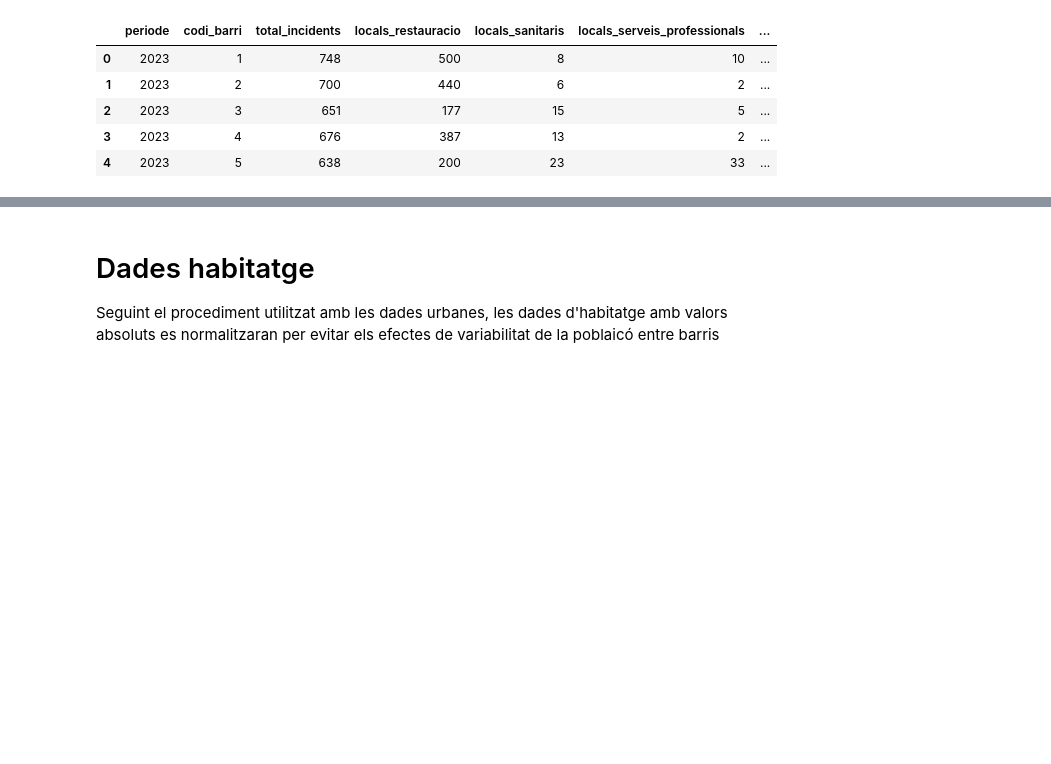
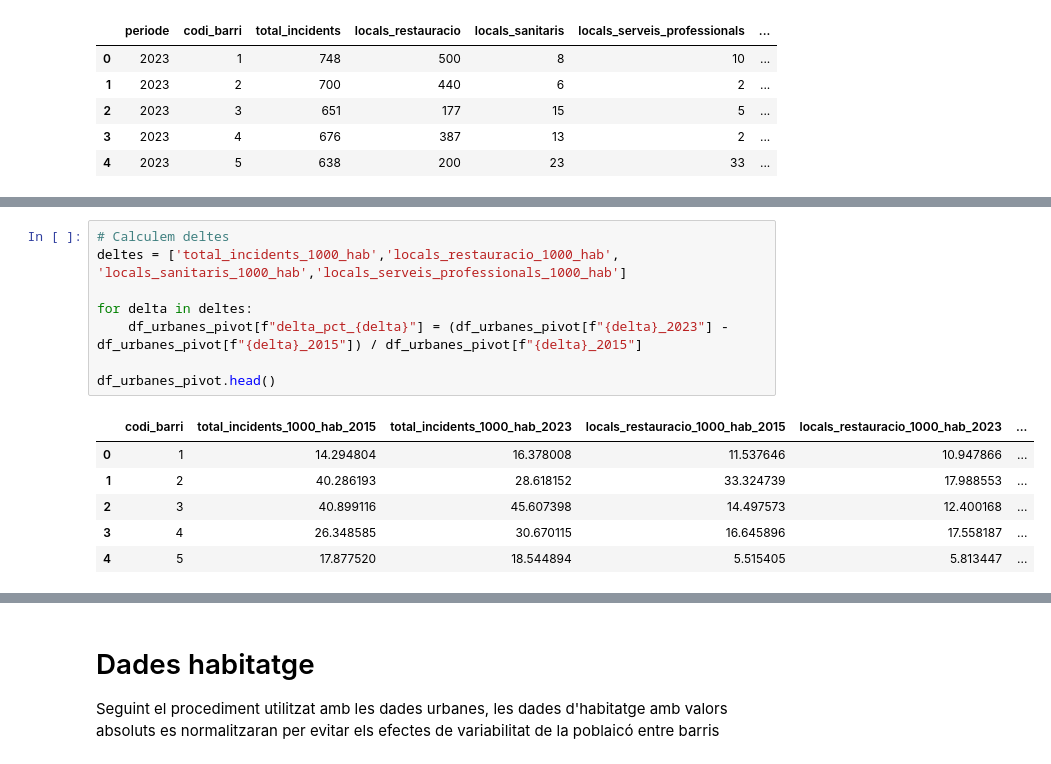
Before and after one commit to joseprau/tfm_gentrificacio_bcn, a Jupyter notebook: notebooks/feature_engineering.ipynb, the cells around one changed output, grey strips where cells are left out. Cells and saved outputs as stored; diff of their text form; blank space fills up the shorter version.

```diff
--- a/notebooks/feature_engineering.ipynb
+++ b/notebooks/feature_engineering.ipynb
@@ -395,0 +427,15 @@ df_urbanes_15 = df_urbanes_final[df_urbanes_final["periode"] == 2015].drop(colum
+# %%
+# Calculem deltes
+deltes = ['total_incidents_1000_hab','locals_restauracio_1000_hab', 'locals_sanitaris_1000_hab','locals_serveis_professionals_1000_hab']
+
+for delta in deltes:
+    df_urbanes_pivot[f"delta_pct_{delta}"] = (df_urbanes_pivot[f"{delta}_2023"] - df_urbanes_pivot[f"{delta}_2015"]) / df_urbanes_pivot[f"{delta}_2015"]
+
+df_urbanes_pivot.head()
+# %% [output]
+|  | codi_barri | total_incidents_1000_hab_2015 | total_incidents_1000_hab_2023 | locals_restauracio_1000_hab_2015 | locals_restauracio_1000_hab_2023 | ... |
+| 0 | 1 | 14.294804 | 16.378008 | 11.537646 | 10.947866 | ... |
+| 1 | 2 | 40.286193 | 28.618152 | 33.324739 | 17.988553 | ... |
+| 2 | 3 | 40.899116 | 45.607398 | 14.497573 | 12.400168 | ... |
+| 3 | 4 | 26.348585 | 30.670115 | 16.645896 | 17.558187 | ... |
+| 4 | 5 | 17.877520 | 18.544894 | 5.515405 | 5.813447 | ... |
```
Also changed, not shown: parts of 7 cells of this notebook.
